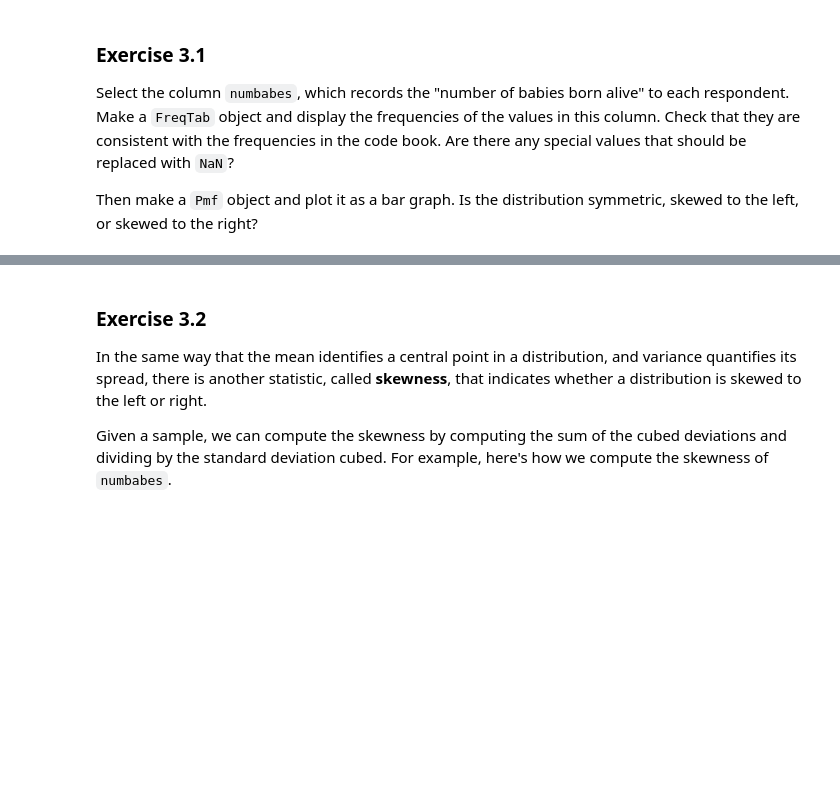
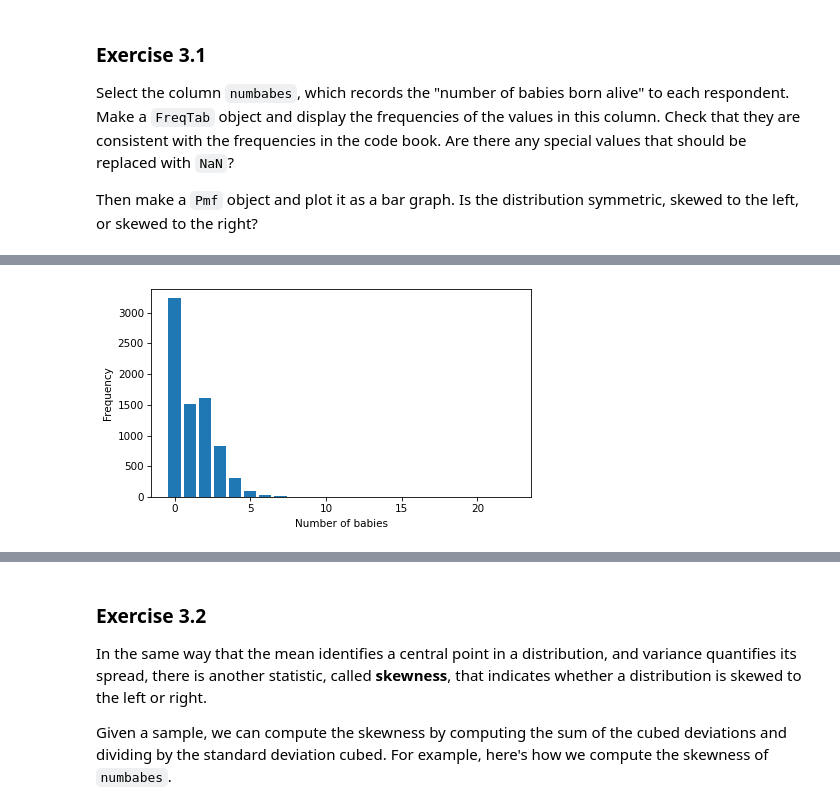
Before and after one commit to apriltaoyvr/think-stats, a Jupyter notebook: nb/chap03.ipynb, the cells around one changed output, grey strips where cells are left out. Drawn from its saved outputs; the diff is of its cells as text; code cells hidden in the pictures; blank space fills up the shorter version.

```diff
--- a/nb/chap03.ipynb
+++ b/nb/chap03.ipynb
@@ -508,4 +515,5 @@ Are there any special values that should be replaced with `NaN`?
 
 Then make a `Pmf` object and plot it as a bar graph. Is the distribution symmetric, skewed to the left, or skewed to the right?
 # %%
-# Solution goes here
+pmf = Pmf.from_seq(resp["numbabes"])
+ftab = FreqTab.from_seq(resp["numbabes"])
@@ -517,2 +525,5 @@ decorate(xlabel="Number of babies", ylabel="PMF")
 # %%
-# Solution goes here
+ftab.bar()
+decorate(xlabel="Number of babies", ylabel="Frequency")
+# %% [output]
+[figure, added]
```
Also changed, not shown: parts of 9 cells of this notebook.
